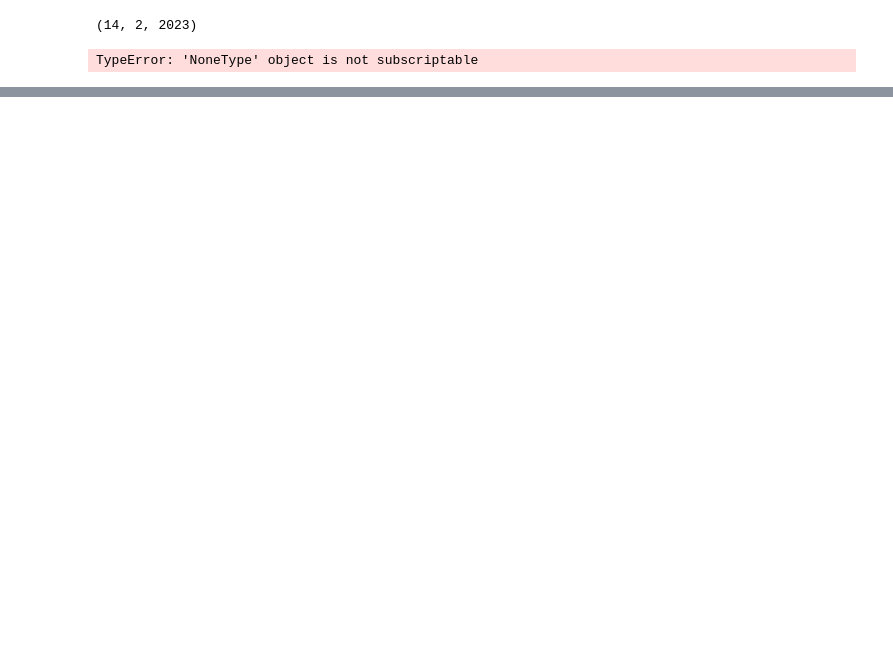
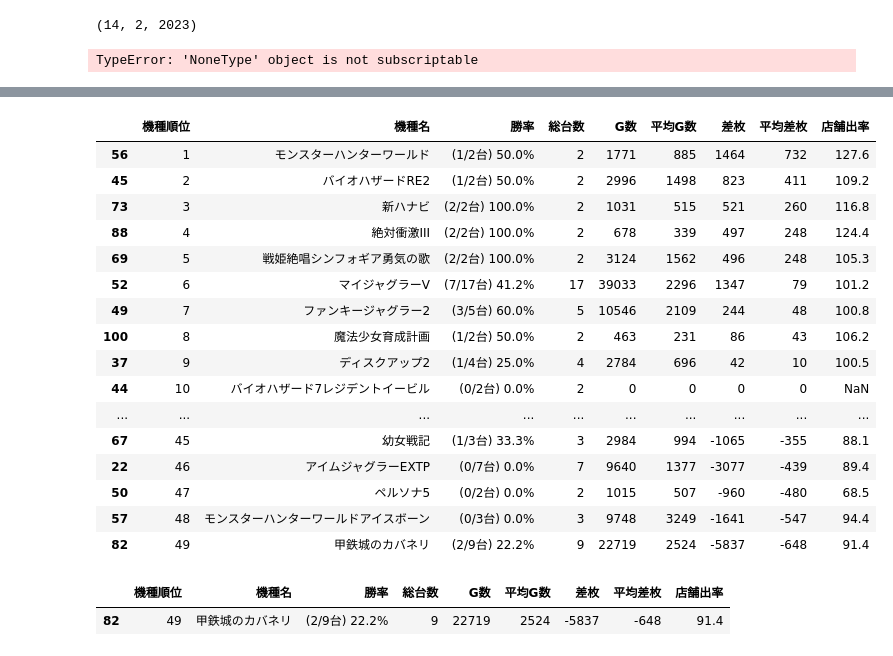
Before and after one commit to y-yanagimoto/kansaisloevent_blog_auto_post, a Jupyter notebook: test.ipynb, the cells around one changed output, grey strips where cells are left out. Saved outputs shown, nothing was run; the diff lists cells and outputs as text; code cells hidden in the pictures; blank space fills up the shorter version.

```diff
--- a/test.ipynb
+++ b/test.ipynb
@@ -268,0 +404,54 @@ tenpo_day_data_df
+# %%
+
+def set_round_int(x):
+    x = int(round(x, 0))
+    return x
+
+kisyubetu_master_df = tenpo_day_data_df.groupby('機種名').sum()
+kisyubetu_master_df['総台数'] = tenpo_day_data_df.groupby('機種名').size()
+kisyubetu_master_df = kisyubetu_master_df.reset_index(drop=False).reset_index().rename(columns={'index': '機種順位','ゲーム数': 'G数'})
+kisyubetu_master_df['機種順位'] = kisyubetu_master_df['機種順位'] + 1
+kisyubetu_master_df[['機種順位','機種名','総台数','G数','差枚']]
+kisyubetu_win_daissuu_list = []
+kisyubetu_master_df_list = []
+for kisyu_name in kisyubetu_master_df['機種名']:
+    kisyu_df = tenpo_day_data_df.query('機種名 == @kisyu_name')
+    kisyubetu_master_df_list.append(kisyu_df)
+    kisyu_win_daisuu = len(kisyu_df[kisyu_df['差枚'] > 0])
+    kisyubetu_win_daissuu_list.append(kisyu_win_daisuu)
+kisyubetu_master_df['勝率'] = kisyubetu_win_daissuu_list
+kisyubetu_master_df['勝率'] = kisyubetu_master_df['勝率'].astype(str)
+kisyubetu_master_df['総台数'] = kisyubetu_master_df['総台数'].astype(int)
+kisyubetu_master_df['平均G数'] = kisyubetu_master_df['G数'] / kisyubetu_master_df['総台数']
+kisyubetu_master_df['平均G数'] = kisyubetu_master_df['平均G数'].astype(int)
+kisyubetu_master_df = kisyubetu_master_df[kisyubetu_master_df['総台数'] >= 2 ]
+kisyubetu_master_df['差枚'] = kisyubetu_master_df['差枚'].astype(int)
+kisyubetu_master_df['平均差枚'] = kisyubetu_master_df['差枚'] / kisyubetu_master_df['総台数']
+kisyubetu_master_df['平均差枚'] = kisyubetu_master_df['平均差枚'].astype(int)
+kisyubetu_master_df['総台数'] = kisyubetu_master_df['総台数'].astype(str)
+kisyubetu_master_df['勝率'] = kisyubetu_master_df['勝率'] + '/' + kisyubetu_master_df['総台数']
+kisyubetu_master_df['勝率'] = kisyubetu_master_df['勝率'].map(lambda x : '(' + x + '台) ' + str(round(int(x.split('/')[0])/int(x.split('/')[1])*100,1))  + '%')
+kisyubetu_master_df = kisyubetu_master_df[['機種順位','機種名','勝率','総台数','G数','平均G数','差枚','平均差枚']]
+kisyubetu_master_df = kisyubetu_master_df.sort_values('平均差枚',ascending=False)
+kisyubetu_master_df['機種順位'] = list(range(1,len(kisyubetu_master_df)+1))
+kisyubetu_master_df['店舗出率'] =(((kisyubetu_master_df['G数'] * 3) + kisyubetu_master_df['差枚']) / (kisyubetu_master_df['G数'] * 3) )*100
+kisyubetu_master_df['店舗出率'] = kisyubetu_master_df['店舗出率'].map(lambda x : round(x,1))
+kisyubetu_master_df
+# %% [output]
+|  | 機種順位 | 機種名 | 勝率 | 総台数 | G数 | 平均G数 | 差枚 | 平均差枚 | 店舗出率 |
+| 56 | 1 | モンスターハンターワールド | (1/2台) 50.0% | 2 | 1771 | 885 | 1464 | 732 | 127.6 |
+| 45 | 2 | バイオハザードRE2 | (1/2台) 50.0% | 2 | 2996 | 1498 | 823 | 411 | 109.2 |
+| 73 | 3 | 新ハナビ | (2/2台) 100.0% | 2 | 1031 | 515 | 521 | 260 | 116.8 |
+| 88 | 4 | 絶対衝激III | (2/2台) 100.0% | 2 | 678 | 339 | 497 | 248 | 124.4 |
+| 69 | 5 | 戦姫絶唱シンフォギア勇気の歌 | (2/2台) 100.0% | 2 | 3124 | 1562 | 496 | 248 | 105.3 |
+| 52 | 6 | マイジャグラーV | (7/17台) 41.2% | 17 | 39033 | 2296 | 1347 | 79 | 101.2 |
+| 49 | 7 | ファンキージャグラー2 | (3/5台) 60.0% | 5 | 10546 | 2109 | 244 | 48 | 100.8 |
+| 100 | 8 | 魔法少女育成計画 | (1/2台) 50.0% | 2 | 463 | 231 | 86 | 43 | 106.2 |
+| 37 | 9 | ディスクアップ2 | (1/4台) 25.0% | 4 | 2784 | 696 | 42 | 10 | 100.5 |
+| 44 | 10 | バイオハザード7レジデントイービル | (0/2台) 0.0% | 2 | 0 | 0 | 0 | 0 | NaN |
+| ... | ... | ... | ... | ... | ... | ... | ... | ... | ... |
+| 67 | 45 | 幼女戦記 | (1/3台) 33.3% | 3 | 2984 | 994 | -1065 | -355 | 88.1 |
+| 22 | 46 | アイムジャグラーEXTP | (0/7台) 0.0% | 7 | 9640 | 1377 | -3077 | -439 | 89.4 |
+| 50 | 47 | ペルソナ5 | (0/2台) 0.0% | 2 | 1015 | 507 | -960 | -480 | 68.5 |
+| 57 | 48 | モンスターハンターワールドアイスボーン | (0/3台) 0.0% | 3 | 9748 | 3249 | -1641 | -547 | 94.4 |
+| 82 | 49 | 甲鉄城のカバネリ | (2/9台) 22.2% | 9 | 22719 | 2524 | -5837 | -648 | 91.4 |
@@ -268,0 +574,5 @@ tenpo_day_data_df
+# %%
+target_matome_kisyu
+# %% [output]
+|  | 機種順位 | 機種名 | 勝率 | 総台数 | G数 | 平均G数 | 差枚 | 平均差枚 | 店舗出率 |
+| 82 | 49 | 甲鉄城のカバネリ | (2/9台) 22.2% | 9 | 22719 | 2524 | -5837 | -648 | 91.4 |
```
Also changed, not shown: parts of 13 cells of this notebook, 2 other files.
